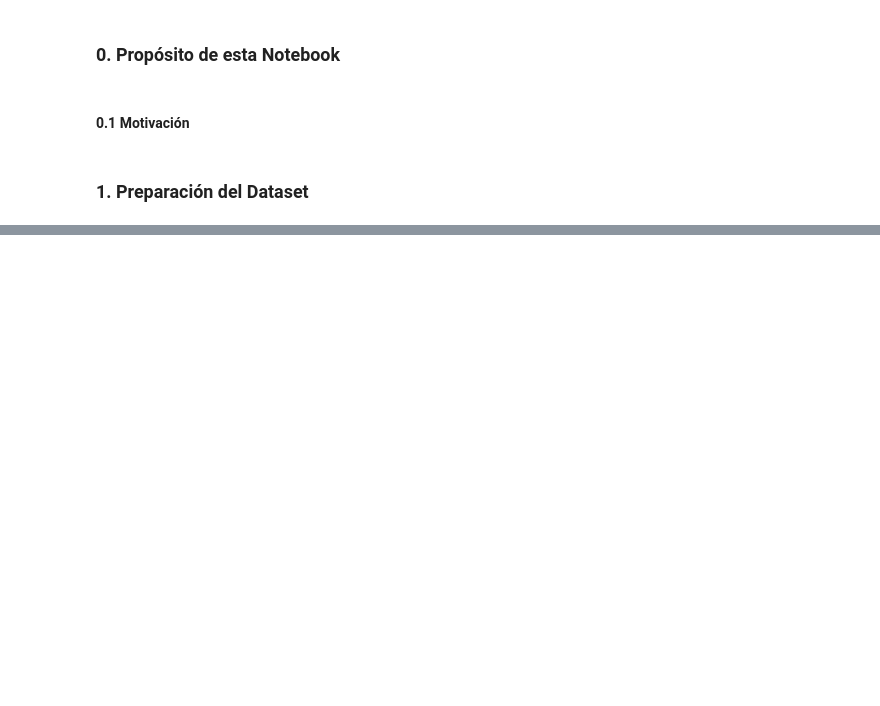
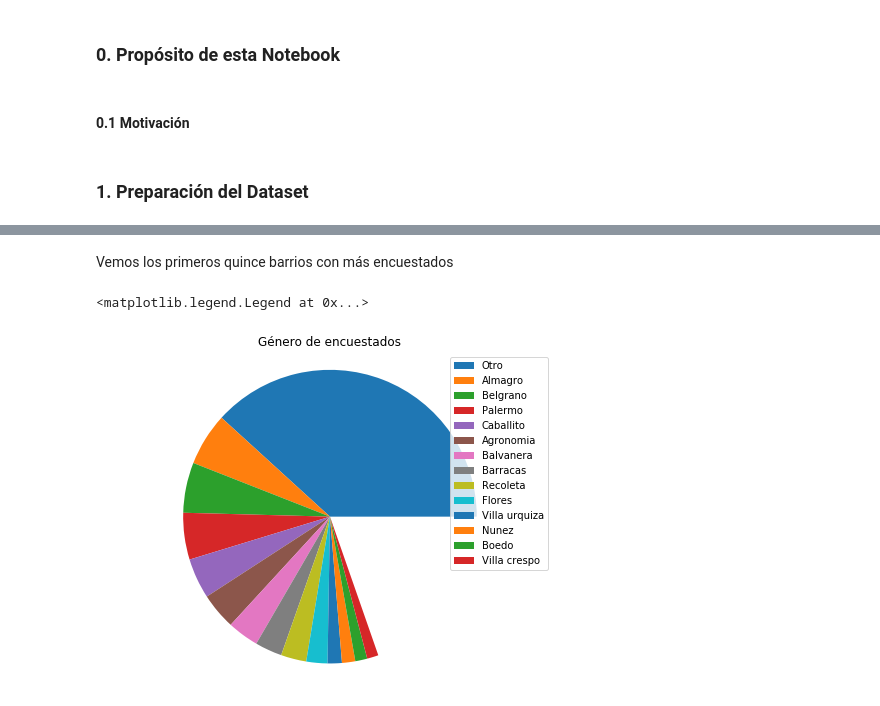
Before and after one commit to cdgn-coding/ml-test-noviazgo, a Jupyter notebook: notebook_unificada.ipynb, the cells around one changed output, grey strips where cells are left out. Saved outputs shown, nothing was run; the diff lists cells and outputs as text; code cells hidden in the pictures; blank space fills up the shorter version.

```diff
--- a/notebook_unificada.ipynb
+++ b/notebook_unificada.ipynb
@@ -90,0 +151,14 @@ resultados_del_test = pd.read_csv("data/resultados-del-test.csv", delimiter = ",
+# %% [markdown]
+Vemos los primeros quince barrios con más encuestados
+# %%
+labels = df.barrio.value_counts(normalize=True).index[:14]
+sizes = list(df.barrio.value_counts(normalize=True)[:14])
+
+figura, axis = plt.subplots(figsize=(8,6))
+axis.pie(sizes)
+axis.axis('equal')
+axis.set_title('Género de encuestados')
+axis.legend(labels)
+# %% [output]
+<matplotlib.legend.Legend at 0x...>
+[figure, added]
```
Also changed, not shown: parts of 46 cells of this notebook.
